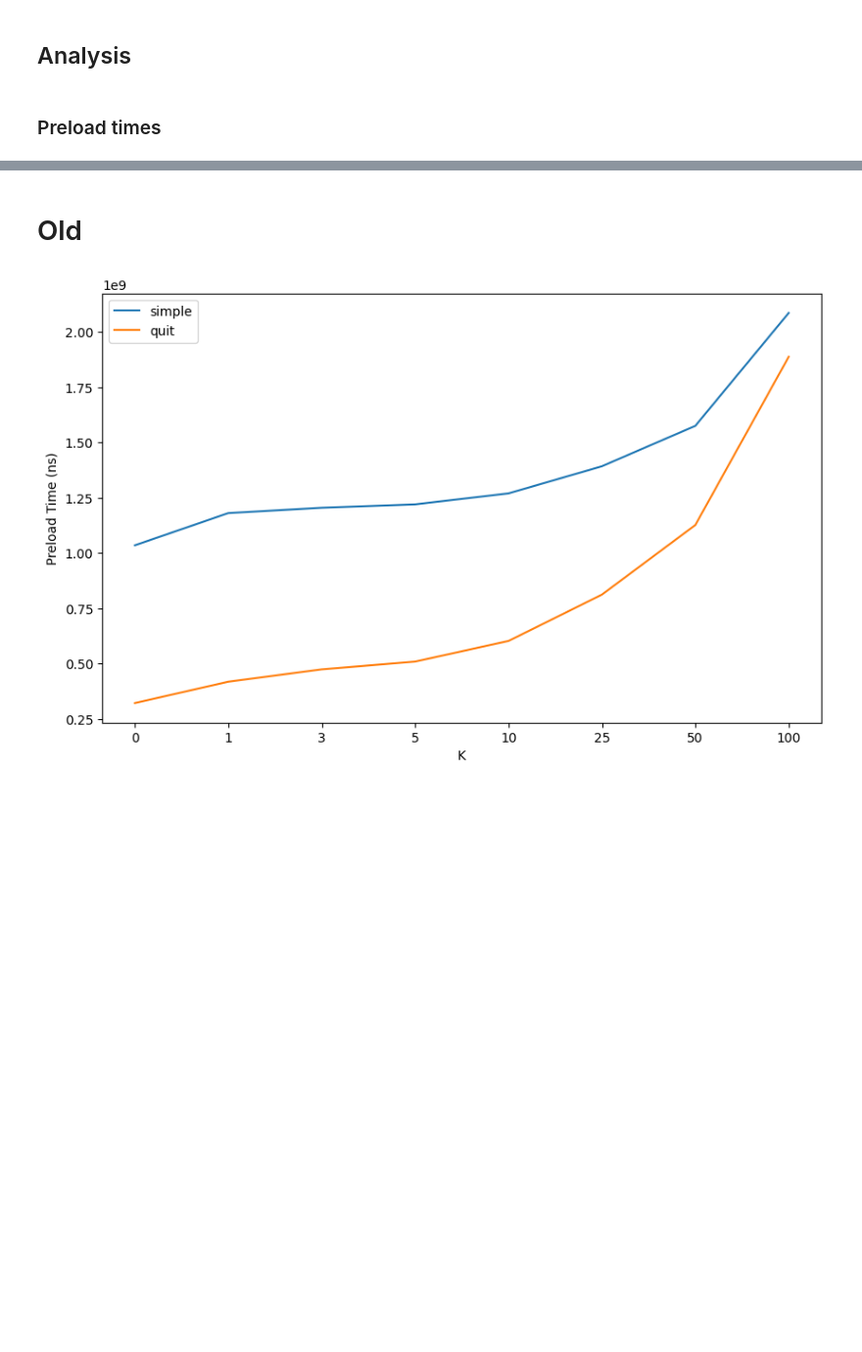
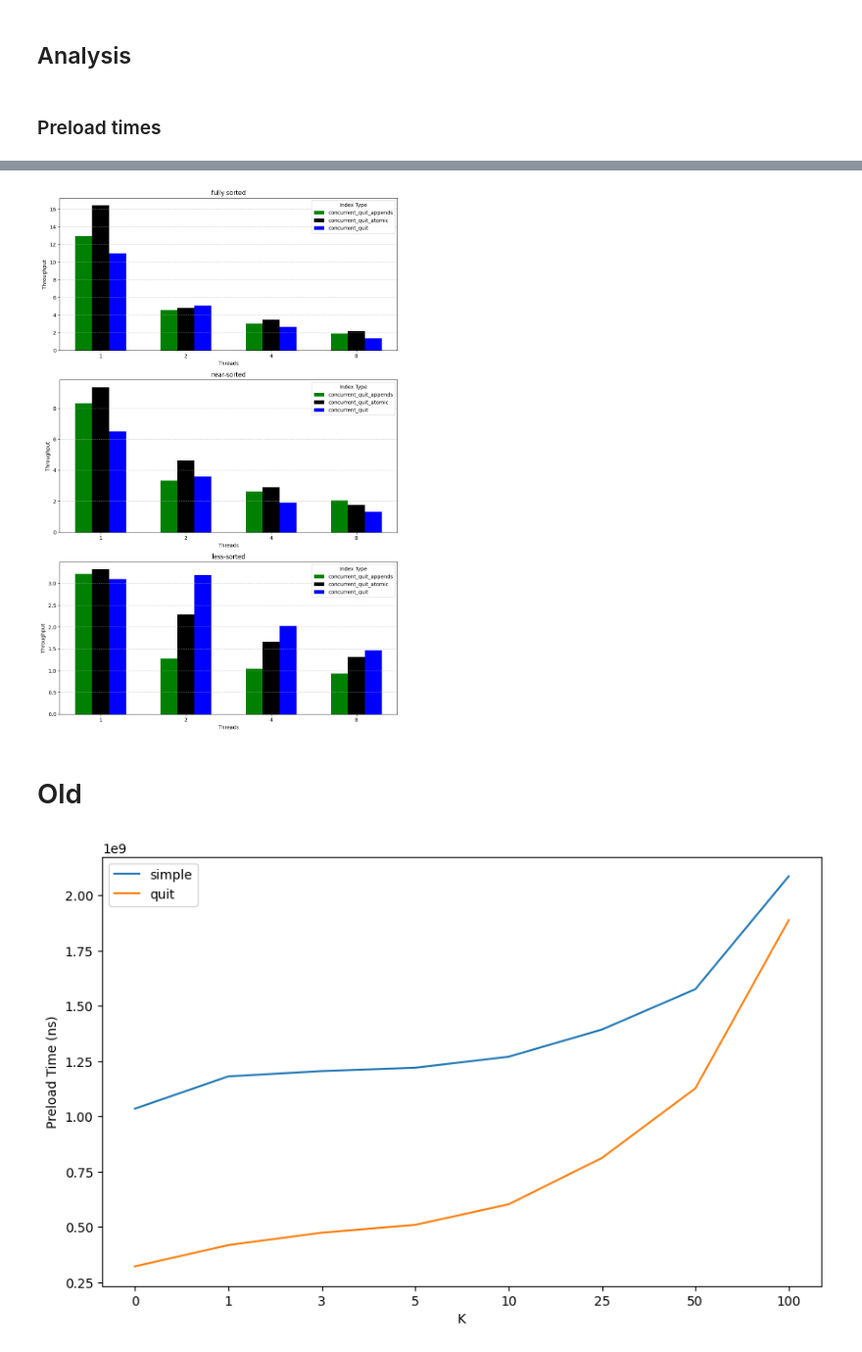
Before and after one commit to BU-DiSC/concurrent-quit, a Jupyter notebook: results/analysis/analysis.ipynb, the cells around one changed output, grey strips where cells are left out. Shown at 98% size. Cells and saved outputs as stored; diff of their text form; code cells hidden in the pictures; blank space fills up the shorter version.

```diff
--- a/results/analysis/analysis.ipynb
+++ b/results/analysis/analysis.ipynb
@@ -164,3 +176,69 @@ plt.savefig("updates-june18.pdf")
+# %%
+# Create a figure and a set of subplots based on the number of unique K values
+fig, axes = plt.subplots(
+    nrows=len(k_values),
+    ncols=1,
+    figsize=(10, 5 * len(k_values)),
+    sharex=False
+)
+# Ensure 'axes' is an array even if there's only one subplot
+if len(k_values) == 1:
+    axes = [axes]
+
+bar_width = 0.2
+# Define colors for each index_type to maintain consistency across subplots
+colors_map = {
+    "concurrent_simple": "grey",
+    "concurrent_quit": "blue",
+    "concurrent_quit_appends": "green",
+    "concurrent_quit_atomic": "black"
+}
+
+
+for i, k in enumerate(k_values):
+    ax = axes[i]
+    # Filter DataFrame by the current K value and sort using pandas
+    # k_df = preload_df[preload_df["K"] == k].sort_values(by=["index_type", "threads"])
+    # preload_df.filter(pl.col("index_type") == index).sort(["K", "threads"])
+    k_df = preload_df.filter(pl.col("K") == k).sort(by = ["K", "threads"])
+
+    # Calculate positions for bars for each index_type to avoid overlap
+    x = range(len(thread_values))
+    num_index_types = len(index_types)
+    # The starting offset for the first bar group
+    offset_start = -((num_index_types - 1) / 2) * bar_width
+
+    for idx_type_idx, index_type in enumerate(index_types):
+        # Calculate the actual positions for the bars of the current index_type
+        # These positions are offset from the main x-ticks (thread_values)
+        current_x_positions = [
+            val + offset_start + idx_type_idx * bar_width
+            for val in x
+        ]
+        # Filter for the current index_type and sort by threads using pandas
+        # type_df = k_df[k_df["index_type"] == index_type].sort_values("threads")
+        type_df = k_df.filter(pl.col("index_type") == index_type).sort("threads")
+        ax.bar(
+            current_x_positions,
+            type_df["throughput"],
+            width=bar_width,
+            label=index_type,
+            color=colors_map[index_type]
+        )
+
+    ax.set_xticks(x)
+    ax.set_xticklabels(thread_values)
+    ax.set_xlabel("Threads")
+    ax.set_ylabel("Throughput")
+    ax.set_title(f"{sortedness_values[k]}")
+    ax.legend(title="Index Type")
+    ax.grid(axis='y', linestyle='--', alpha=0.7)
+
+plt.tight_layout()
+# plt.show()
+plt.savefig("inserts-july2-separate-sortedness.pdf")
+# %% [output]
+[figure, added]
 # %% [markdown]
 # Old
 # %%
```
Also changed, not shown: parts of 6 cells of this notebook, 9 other files.
